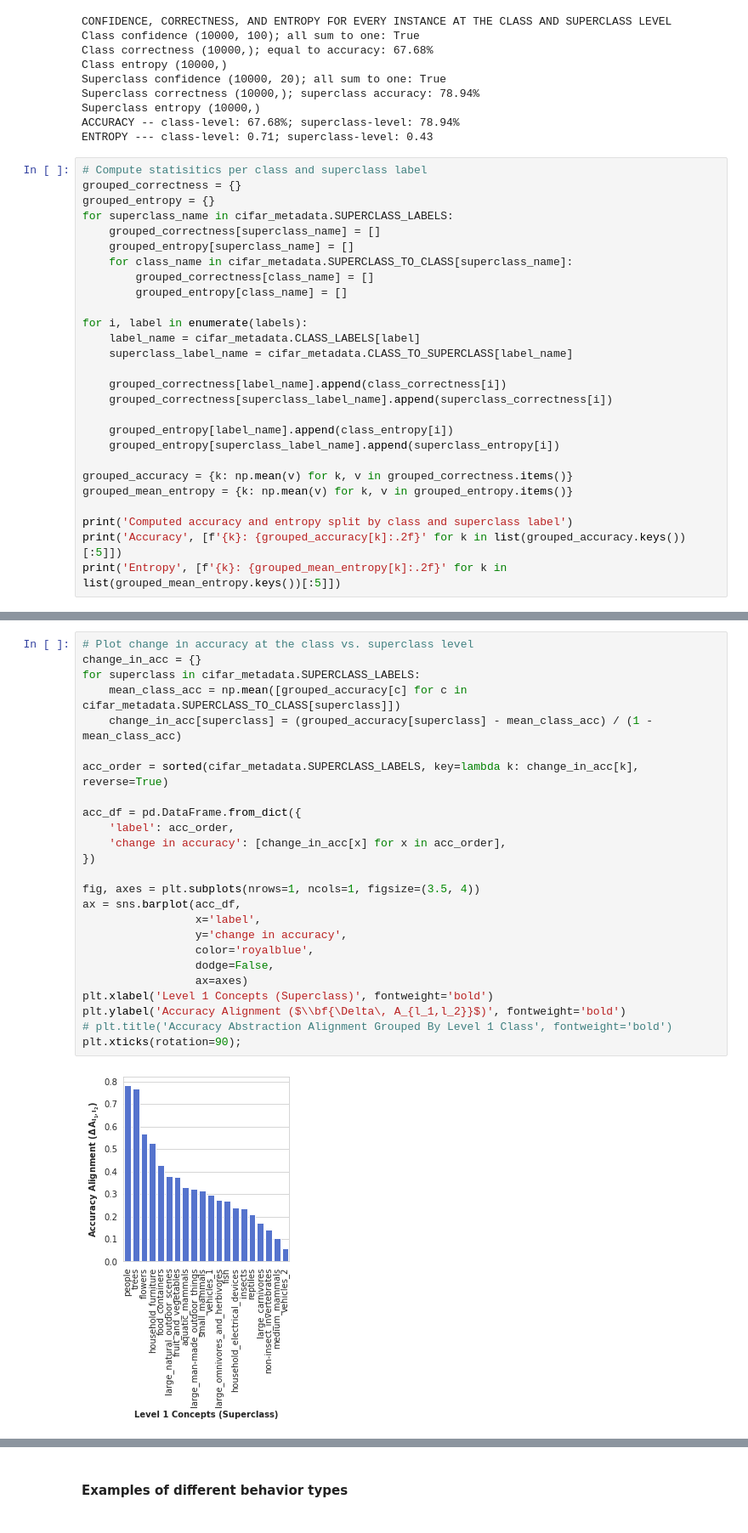
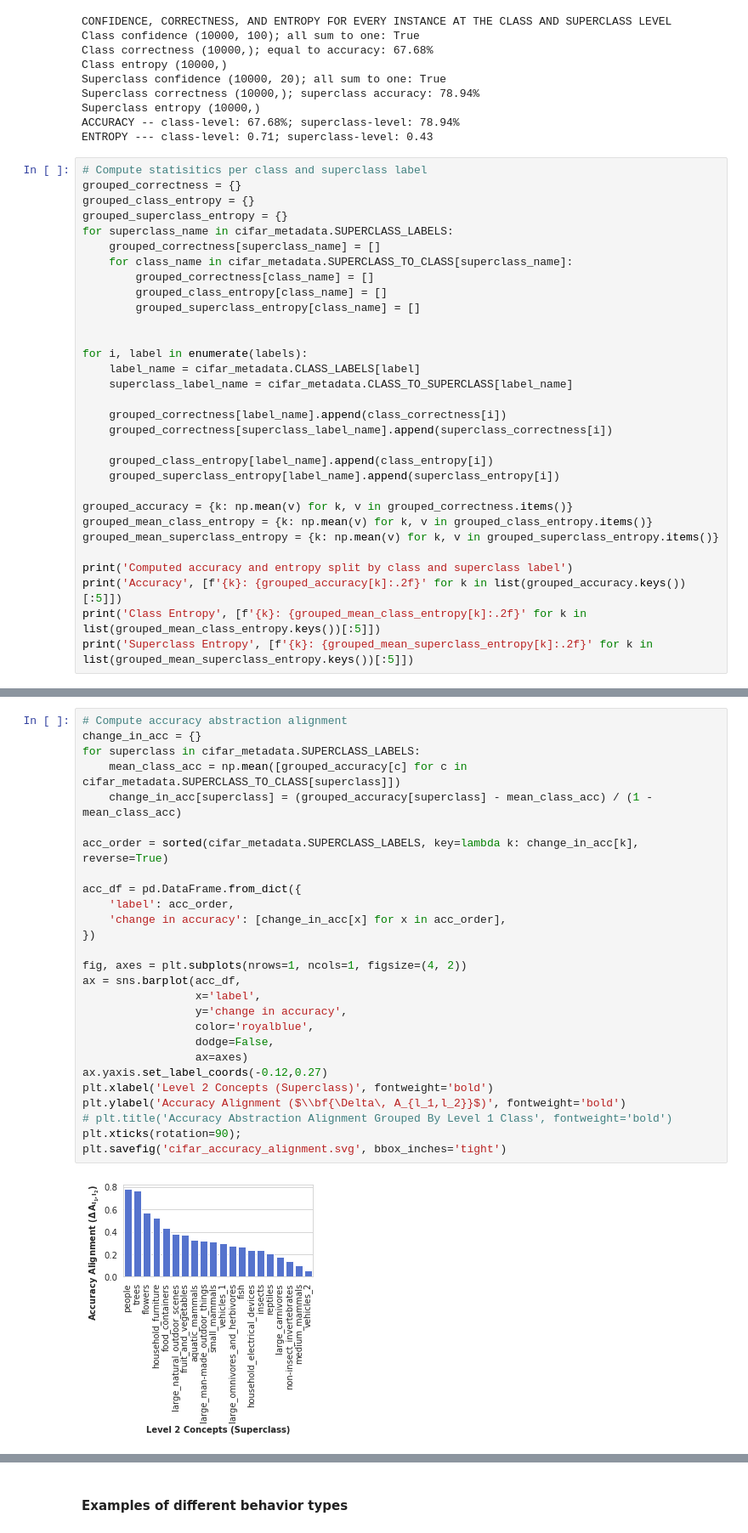
Before and after one commit to mitvis/abstraction-alignment, a Jupyter notebook: cifar_abstraction_alignment.ipynb, the cells around one changed output, grey strips where cells are left out. Shown at 85% size. Saved outputs shown, nothing was run; the diff lists cells and outputs as text.

```diff
--- a/cifar_abstraction_alignment.ipynb
+++ b/cifar_abstraction_alignment.ipynb
@@ -219,13 +219,15 @@ ENTROPY --- class-level: 0.71; superclass-level: 0.43
 # %%
 # Compute statisitics per class and superclass label
 grouped_correctness = {}
-grouped_entropy = {}
+grouped_class_entropy = {}
+grouped_superclass_entropy = {}
 for superclass_name in cifar_metadata.SUPERCLASS_LABELS:
     grouped_correctness[superclass_name] = []
-    grouped_entropy[superclass_name] = []
     for class_name in cifar_metadata.SUPERCLASS_TO_CLASS[superclass_name]:
         grouped_correctness[class_name] = []
-        grouped_entropy[class_name] = []
+        grouped_class_entropy[class_name] = []
+        grouped_superclass_entropy[class_name] = []
+
 
 for i, label in enumerate(labels):
     label_name = cifar_metadata.CLASS_LABELS[label]
@@ -234,15 +236,17 @@ for i, label in enumerate(labels):
     grouped_correctness[label_name].append(class_correctness[i])
     grouped_correctness[superclass_label_name].append(superclass_correctness[i])
 
-    grouped_entropy[label_name].append(class_entropy[i])
-    grouped_entropy[superclass_label_name].append(superclass_entropy[i])
+    grouped_class_entropy[label_name].append(class_entropy[i])
+    grouped_superclass_entropy[label_name].append(superclass_entropy[i])
 
 grouped_accuracy = {k: np.mean(v) for k, v in grouped_correctness.items()}
-grouped_mean_entropy = {k: np.mean(v) for k, v in grouped_entropy.items()}
+grouped_mean_class_entropy = {k: np.mean(v) for k, v in grouped_class_entropy.items()}
+grouped_mean_superclass_entropy = {k: np.mean(v) for k, v in grouped_superclass_entropy.items()}
 
 print('Computed accuracy and entropy split by class and superclass label')
 print('Accuracy', [f'{k}: {grouped_accuracy[k]:.2f}' for k in list(grouped_accuracy.keys())[:5]])
-print('Entropy', [f'{k}: {grouped_mean_entropy[k]:.2f}' for k in list(grouped_mean_entropy.keys())[:5]])
+print('Class Entropy', [f'{k}: {grouped_mean_class_entropy[k]:.2f}' for k in list(grouped_mean_class_entropy.keys())[:5]])
+print('Superclass Entropy', [f'{k}: {grouped_mean_superclass_entropy[k]:.2f}' for k in list(grouped_mean_superclass_entropy.keys())[:5]])
 # %% [output]
 Computed accuracy and entropy split by class and superclass label
 Accuracy ['aquatic_mammals: 0.68', 'beaver: 0.51', 'dolphin: 0.68', 'otter: 0.38', 'seal: 0.39']
@@ -250,27 +255,29 @@ Entropy ['aquatic_mammals: 0.60', 'beaver: 1.04', 'dolphin: 0.73', 'otter: 1.31'
 # %%
-# Plot change in accuracy at the class vs. superclass level
+# Compute accuracy abstraction alignment
 change_in_acc = {}
 for superclass in cifar_metadata.SUPERCLASS_LABELS:
     mean_class_acc = np.mean([grouped_accuracy[c] for c in cifar_metadata.SUPERCLASS_TO_CLASS[superclass]])
     change_in_acc[superclass] = (grouped_accuracy[superclass] - mean_class_acc) / (1 - mean_class_acc)
 
 acc_order = sorted(cifar_metadata.SUPERCLASS_LABELS, key=lambda k: change_in_acc[k], reverse=True)
 
 acc_df = pd.DataFrame.from_dict({
     'label': acc_order,
     'change in accuracy': [change_in_acc[x] for x in acc_order],
 })
 
-fig, axes = plt.subplots(nrows=1, ncols=1, figsize=(3.5, 4))
+fig, axes = plt.subplots(nrows=1, ncols=1, figsize=(4, 2))
 ax = sns.barplot(acc_df,
                  x='label',
                  y='change in accuracy',
                  color='royalblue',
                  dodge=False,
                  ax=axes)
-plt.xlabel('Level 1 Concepts (Superclass)', fontweight='bold')
+ax.yaxis.set_label_coords(-0.12,0.27)
+plt.xlabel('Level 2 Concepts (Superclass)', fontweight='bold')
 plt.ylabel('Accuracy Alignment ($\\bf{\Delta\, A_{l_1,l_2}}$)', fontweight='bold')
 # plt.title('Accuracy Abstraction Alignment Grouped By Level 1 Class', fontweight='bold')
 plt.xticks(rotation=90);
+plt.savefig('cifar_accuracy_alignment.svg', bbox_inches='tight')
 # %% [output]
-[figure, old version]
+[figure, new version]
```
Also changed, not shown: parts of 10 cells of this notebook, 3 other files.
